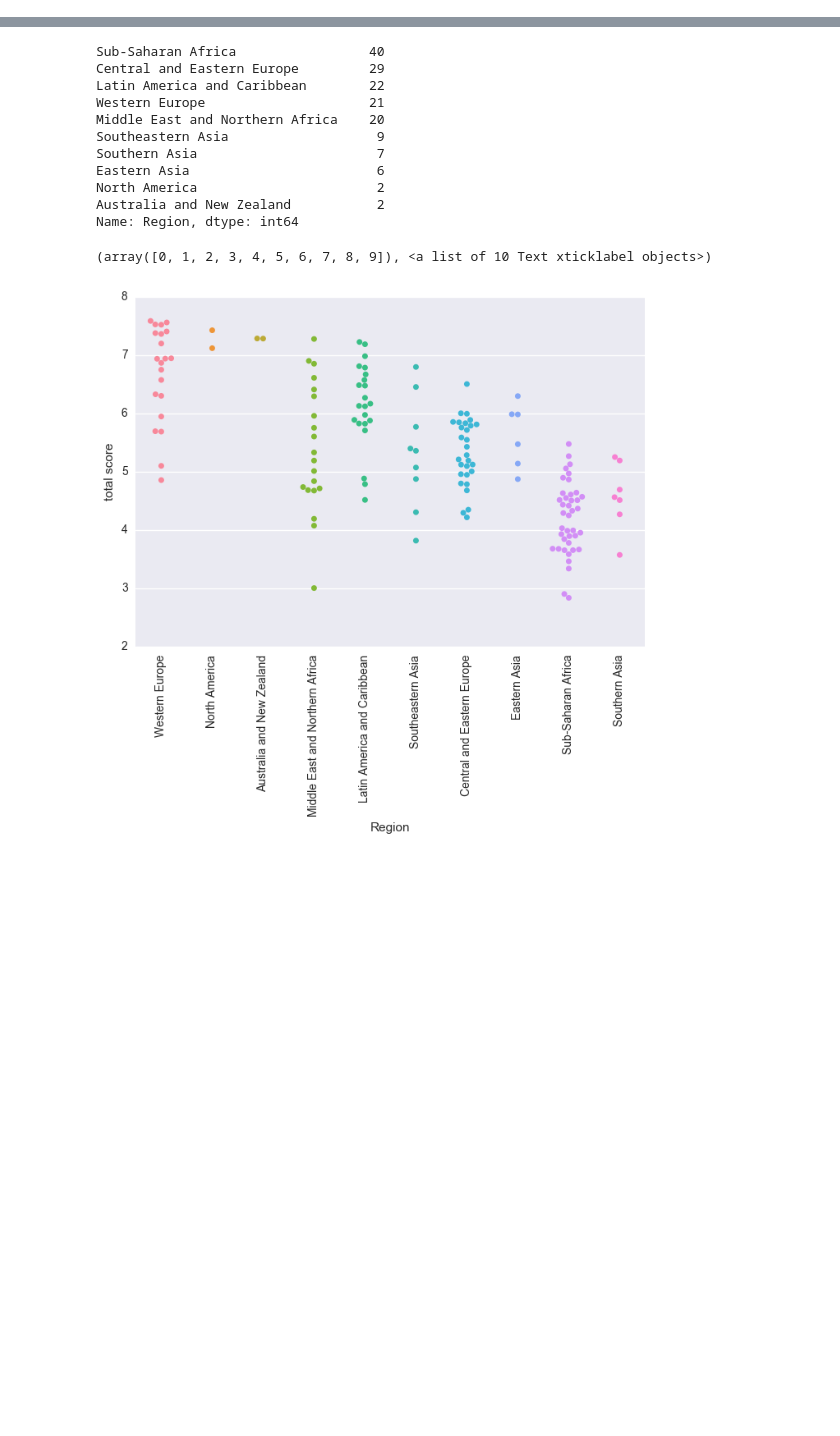
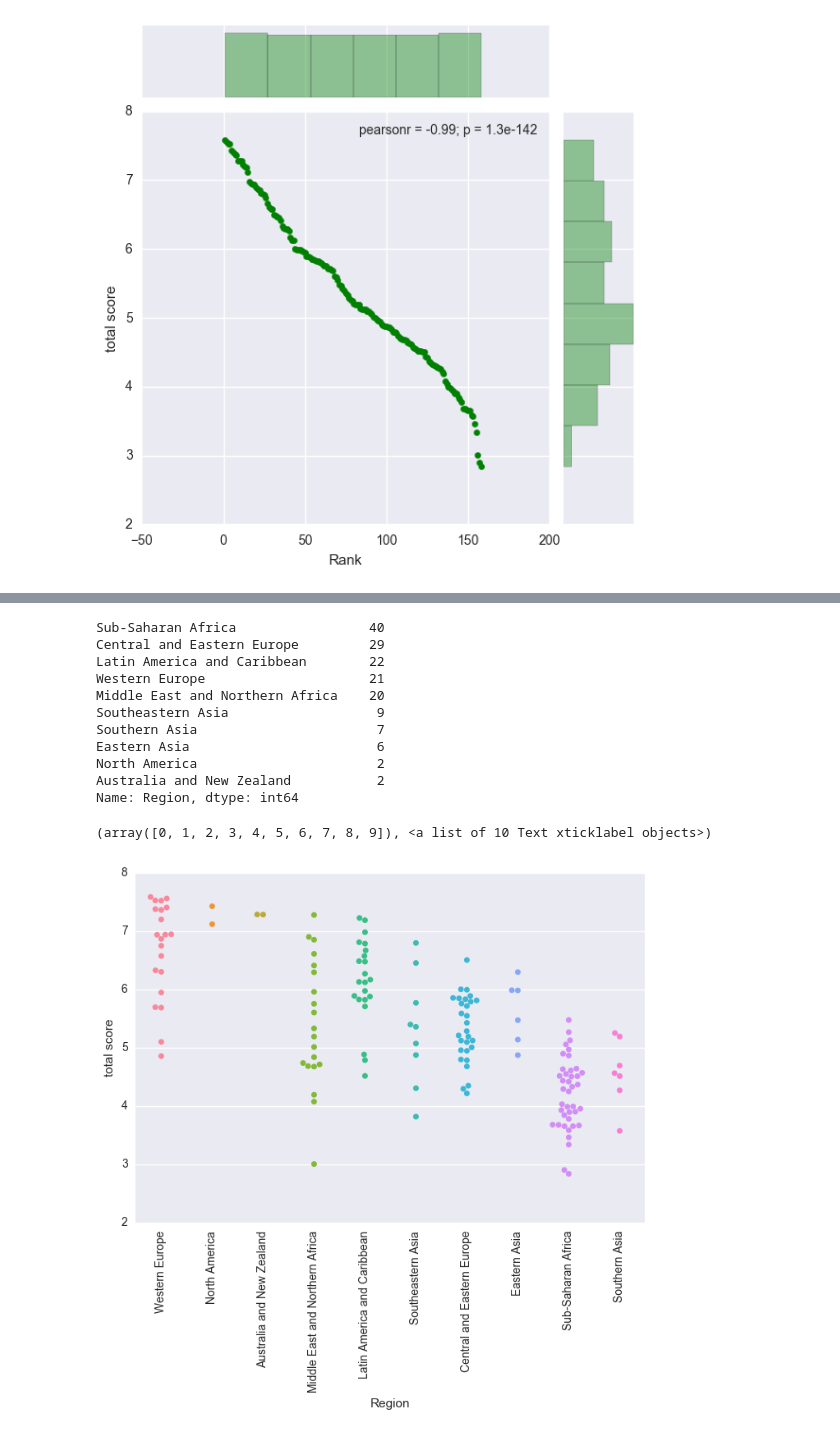
Before and after one commit to wentingsu/Su_Wenting_spring2017, a Jupyter notebook: Final/finalAnalyse1.ipynb, the cells around one changed output, grey strips where cells are left out. Cells and saved outputs as stored; diff of their text form; code cells hidden in the pictures; blank space fills up the shorter version.

```diff
--- a/Final/finalAnalyse1.ipynb
+++ b/Final/finalAnalyse1.ipynb
@@ -37,0 +34,3 @@ getTotalScore("data/2015.csv").head()
+# %%
+data2015=getTotalScore('data/2015.csv')
+data2016=getTotalScore('data/2016.csv')
@@ -38,6 +46,9 @@ getTotalScore("data/2015.csv").head()
 # %%
+#define the function to sort based on total score and add a new column named rank
 def getRank(data):
+    # sort the data by the total score with descending order.
     newData = data.sort_values(by='total score',ascending=False)
-    newData['Rank'] = range(1,len(data2015) + 1)
-    newData.index = range(0,len(data2015))
+    # reindex the new data.
+    newData['Rank'] = range(1,len(data) + 1)
+    newData.index = range(0,len(data))
     return newData
@@ -52,0 +55,3 @@ getRank(getTotalScore("data/2015.csv")).head()
+# %%
+data1 = getRank(data2015)
+data2 = getRank(data2016)
@@ -52,0 +70,5 @@ getRank(getTotalScore("data/2015.csv")).head()
+# %%
+sns.jointplot('Rank', 'total score', data=data1,color='g')
+plt.savefig('1-3.png')
+# %% [output]
+[figure, added]
```
Also changed, not shown: parts of 12 cells of this notebook, 8 other files.
